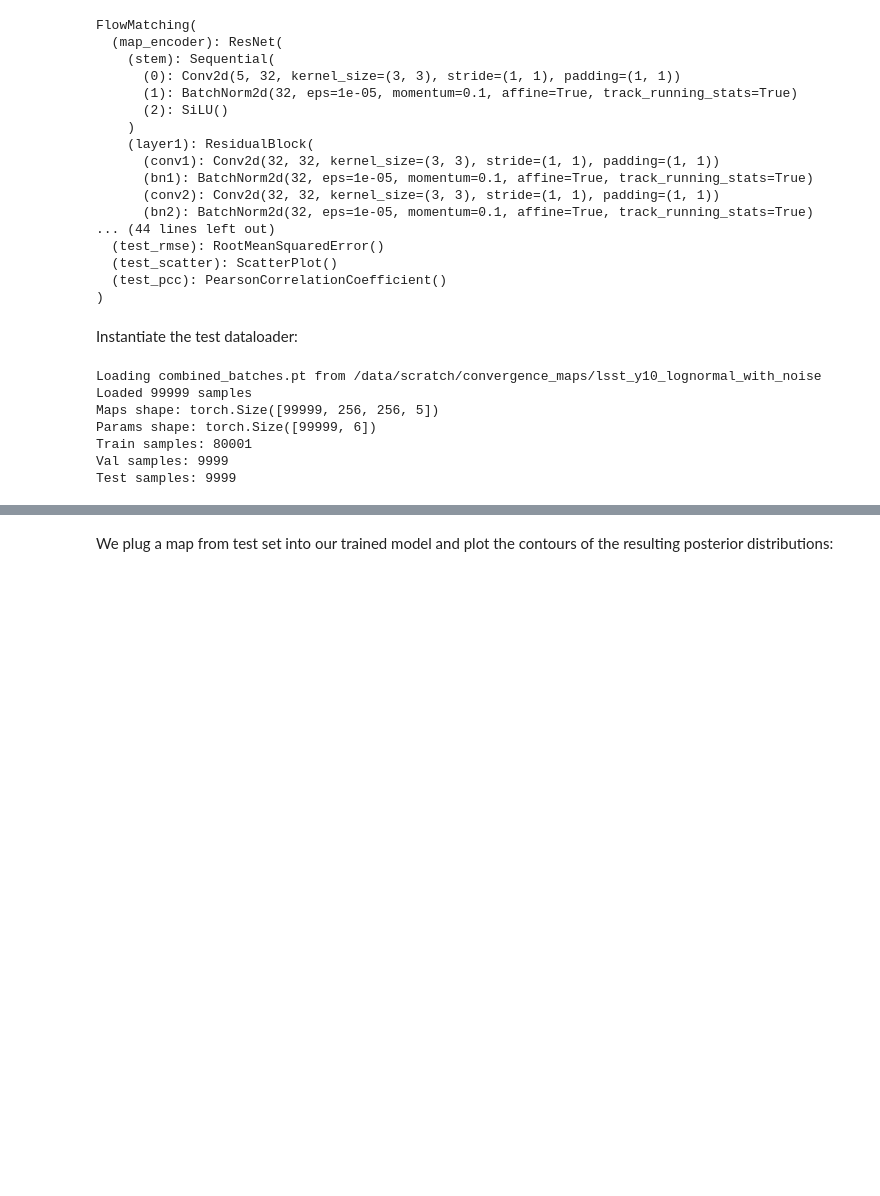
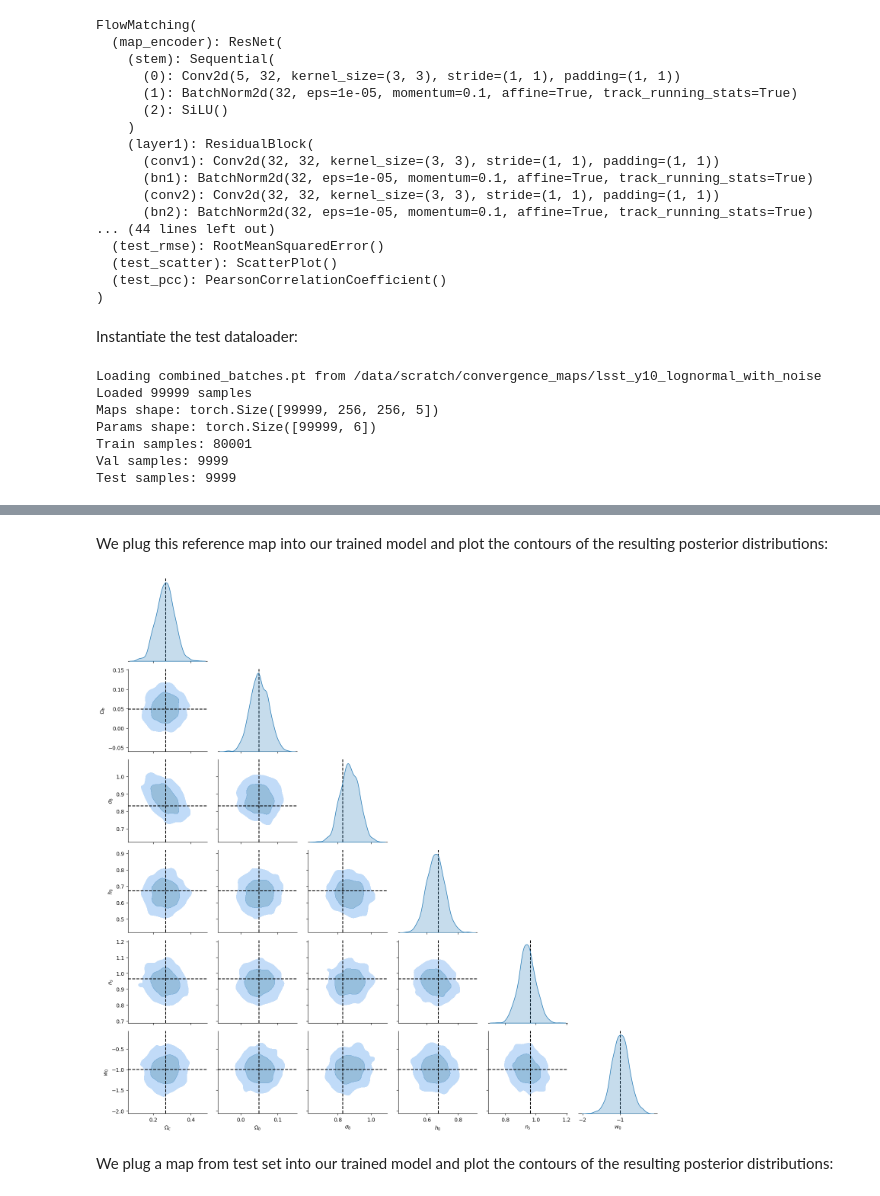
Before and after one commit to prob-ml/blissWL, a Jupyter notebook: maps_to_cosmology/notebooks/results_FlowMatching.ipynb, the cells around one changed output, grey strips where cells are left out. Drawn from its saved outputs; the diff is of its cells as text; code cells hidden in the pictures; blank space fills up the shorter version.

Commit message:
Get FM results for the new checkpoint

```diff
--- a/maps_to_cosmology/notebooks/results_FlowMatching.ipynb
+++ b/maps_to_cosmology/notebooks/results_FlowMatching.ipynb
@@ -121,3 +136,37 @@ plt.show()
+# %% [markdown]
+We plug this reference map into our trained model and plot the contours of the resulting posterior distributions:
+# %%
+num_samples = 1000
+
+with torch.no_grad():
+    reference_map_tensor = (
+        torch.tensor(reference_map)
+        .permute(2, 0, 1)          # [H,W,C] -> [C,H,W]
+        .unsqueeze(0)              # -> [1,C,H,W]
+        .to(device)
+        .float()
+    )
+    samples = []
+    for _ in range(num_samples):
+        samp = model.predict(reference_map_tensor, use_mode=False)
+        samples.append(samp.squeeze(0).cpu())
+    samples = torch.stack(samples, dim=0)
+
+posterior_mean = samples.mean(dim=0)
+posterior_stdev = samples.std(dim=0)
+df = pd.DataFrame(samples.numpy(), columns=param_names)
+
+g = sns.PairGrid(df, corner=True, diag_sharey=False)
+g.map_diag(sns.kdeplot, fill=True)
+g.map_lower(sns.kdeplot, levels=[0.05, 0.32, 1.0], fill=True, alpha=0.5)
+
+for i in range(6):
+    g.axes[i, i].axvline(reference_params[i], color="black", linestyle="--")
+    for j in range(i):
+        g.axes[i, j].axvline(reference_params[j], color="black", linestyle="--")
+        g.axes[i, j].axhline(reference_params[i], color="black", linestyle="--")
+# %% [output]
+[figure, added]
 # %% [markdown]
 We plug a map from test set into our trained model and plot the contours of the resulting posterior distributions:
 # %%
```
Also changed, not shown: parts of 10 cells of this notebook.
